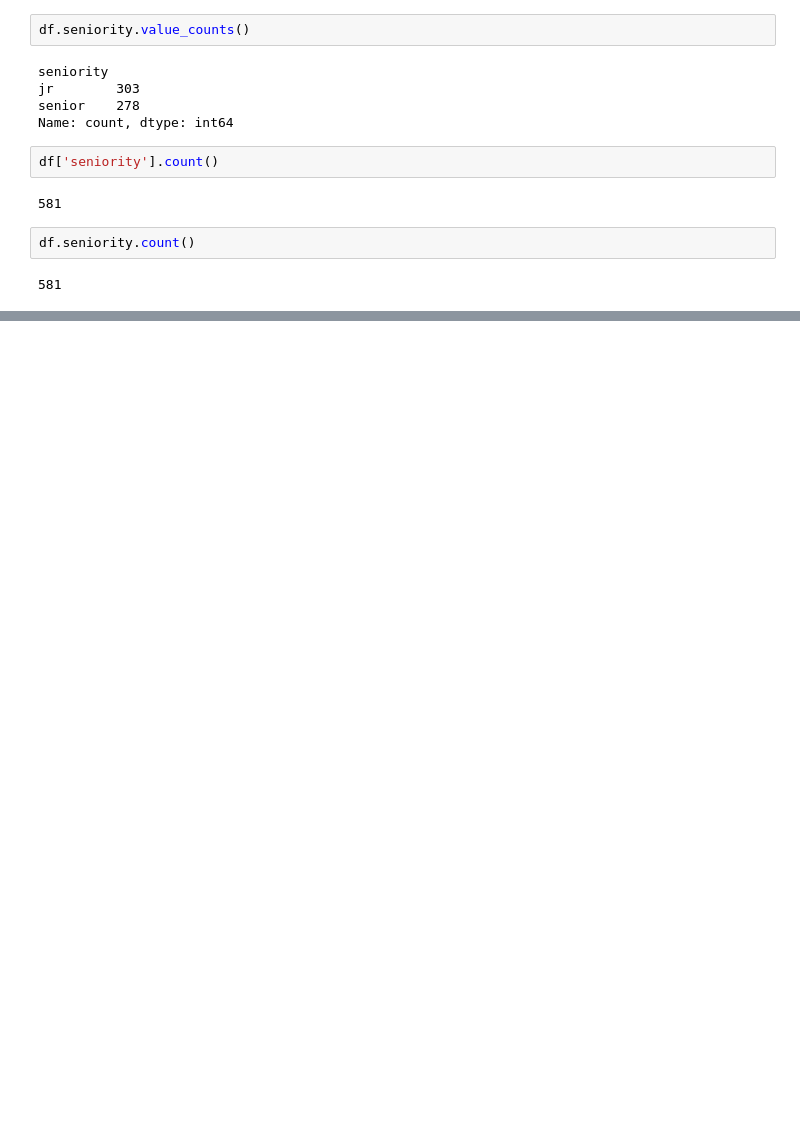
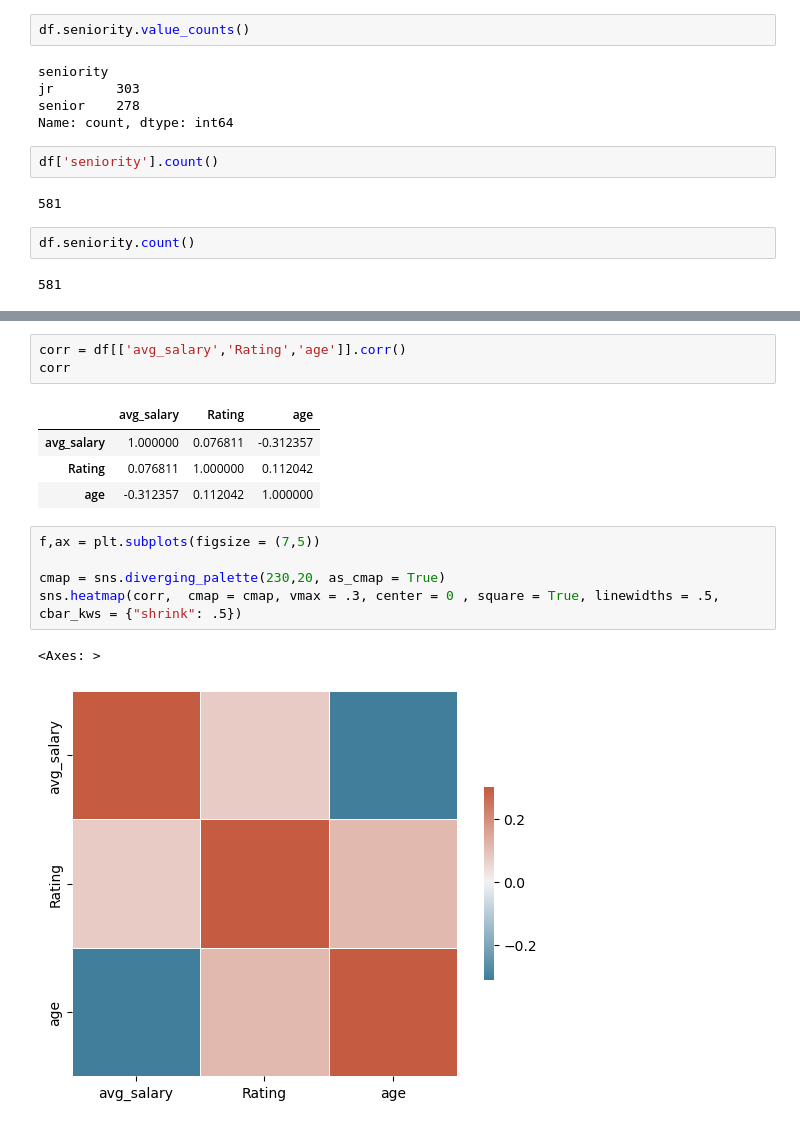
Before and after one commit to thedv/ds_salary_proj, a Jupyter notebook: data_eda.ipynb, the cells around one changed output, grey strips where cells are left out. Cells and saved outputs as stored; diff of their text form; blank space fills up the shorter version.

```diff
--- a/data_eda.ipynb
+++ b/data_eda.ipynb
@@ -82,0 +103,16 @@ df.job_state.value_count()
+# %%
+corr = df[['avg_salary','Rating','age']].corr()
+corr
+# %% [output]
+|  | avg_salary | Rating | age |
+| avg_salary | 1.000000 | 0.076811 | -0.312357 |
+| Rating | 0.076811 | 1.000000 | 0.112042 |
+| age | -0.312357 | 0.112042 | 1.000000 |
+# %%
+f,ax = plt.subplots(figsize = (7,5))
+
+cmap = sns.diverging_palette(230,20, as_cmap = True)
+sns.heatmap(corr,  cmap = cmap, vmax = .3, center = 0 , square = True, linewidths = .5, cbar_kws = {"shrink": .5})
+# %% [output]
+<Axes: >
+[figure, added]
```
Also changed, not shown: parts of 17 cells of this notebook, 1 other file.
